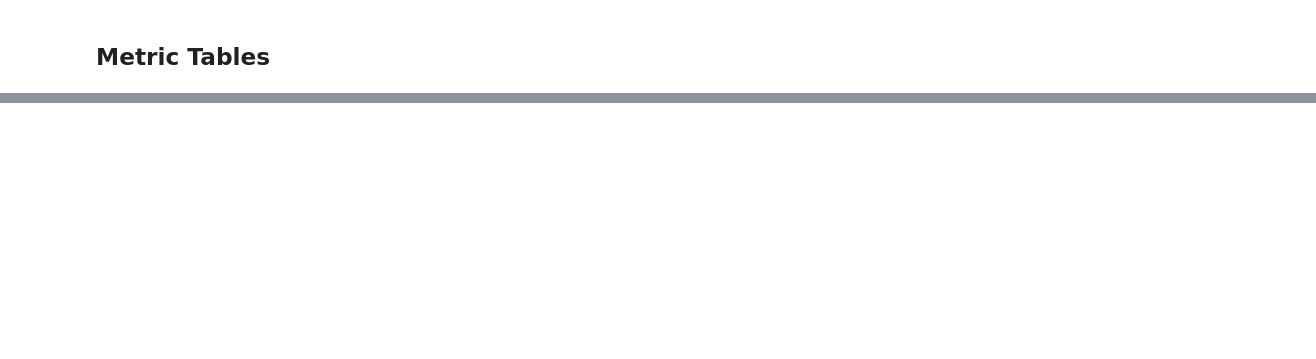
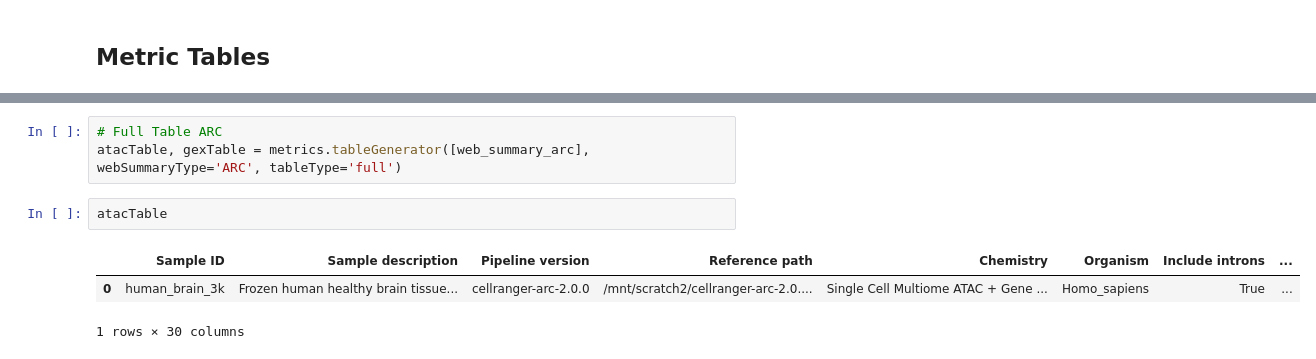
Before and after one commit to jpreall/halfsat, a Jupyter notebook: Example/halfSat-example.ipynb, the cells around one changed output, grey strips where cells are left out. Cells and saved outputs as stored; diff of their text form; blank space fills up the shorter version.

```diff
--- a/Example/halfSat-example.ipynb
+++ b/Example/halfSat-example.ipynb
@@ -46,3 +60,12 @@ metrics.tableGenerator(web_summary_list, 'full')
 | 1 | Brain_3p_LT | Sorted nuclei from Human brain, 3... | Single Cell 3' v3 LT | True | /mnt/scratch2/cellranger-6.0.0/re... | GRCh38-2020-A | ... |
 | 2 | Breast_Cancer_3p_LT | Sorted cells from Human Invasive ... | Single Cell 3' v3 LT | False | /mnt/scratch2/cellranger-6.0.0/re... | GRCh38-2020-A | ... |
 3 rows × 32 columns
+# %%
+# Full Table ARC
+atacTable, gexTable = metrics.tableGenerator([web_summary_arc], webSummaryType='ARC', tableType='full')
+# %%
+atacTable
+# %% [output]
+|  | Sample ID | Sample description | Pipeline version | Reference path | Chemistry | Organism | Include introns | ... |
+| 0 | human_brain_3k | Frozen human healthy brain tissue... | cellranger-arc-2.0.0 | /mnt/scratch2/cellranger-arc-2.0.... | Single Cell Multiome ATAC + Gene ... | Homo_sapiens | True | ... |
+1 rows × 30 columns
```
Also changed, not shown: parts of 7 cells of this notebook.
